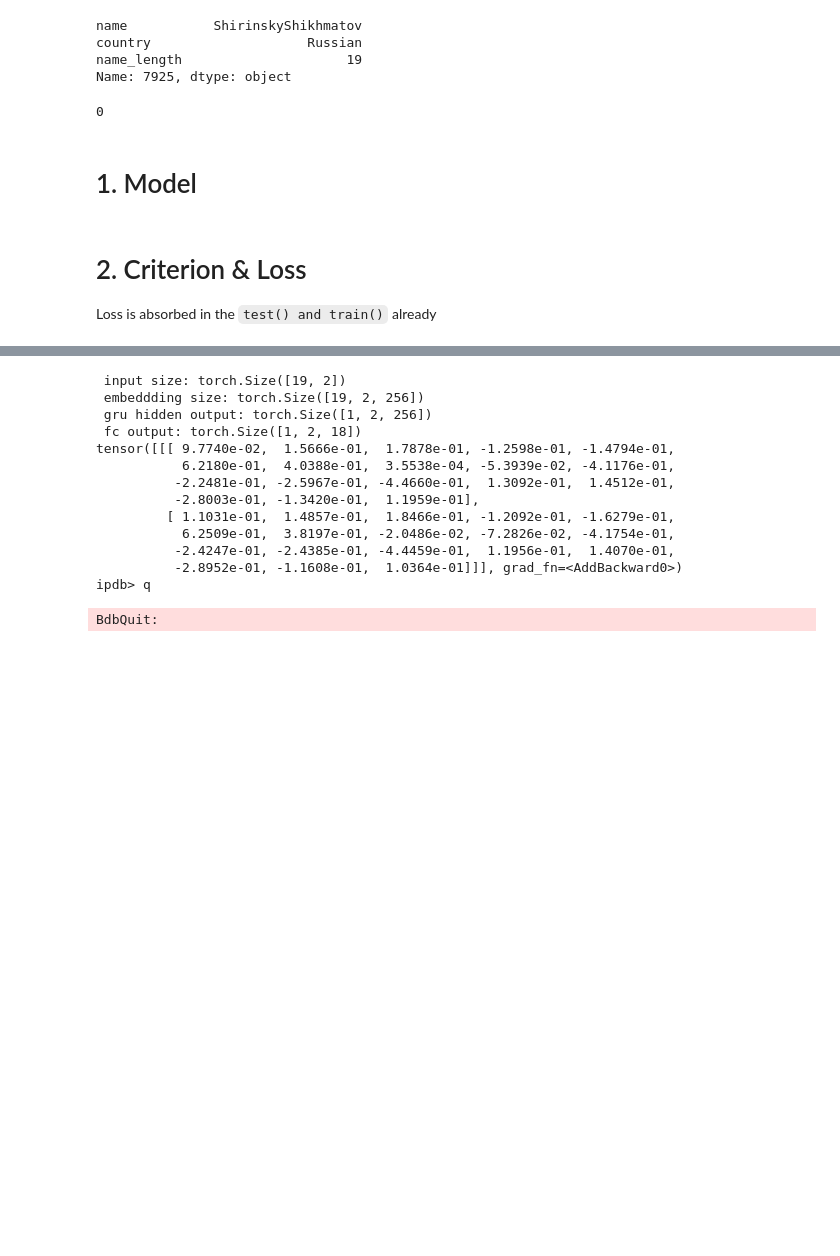
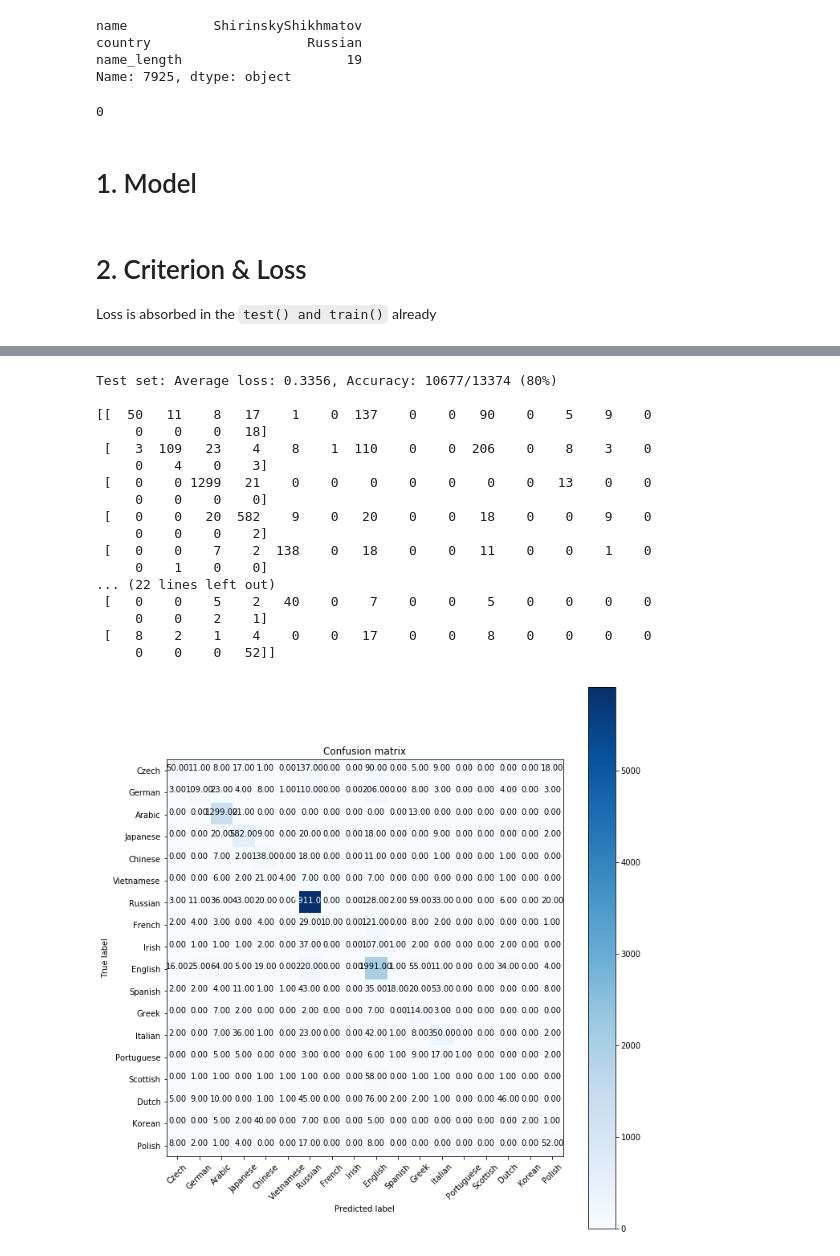
Before and after one commit to elcolie/practice-pytorch, a Jupyter notebook: lessons/lesson13_RNN_classification.ipynb, the cells around one changed output, grey strips where cells are left out. Cells and saved outputs as stored; diff of their text form; code cells hidden in the pictures; blank space fills up the shorter version.

```diff
--- a/lessons/lesson13_RNN_classification.ipynb
+++ b/lessons/lesson13_RNN_classification.ipynb
@@ -157,14 +156,22 @@ def plot_confusion_matrix(cm, classes,
     plt.xlabel('Predicted label')
     plt.tight_layout()
 
-def train(model, device, train_loader, optimizer, epoch):
+def train(model, device, train_loader, optimizer, epoch, criterion):
+    """
+    This function has one line different from the ordinary `train()` function
+    It has `make_variables()` to convert tuple of names to be a tensor
+    """
     model.train()
     for batch_idx, (data, target) in enumerate(train_loader):
-        import ipdb; ipdb.set_trace()
+
+        # Do not forget to convert the tuple of string to a tensor
+        data = make_variables(data)
+
         data, target = data.to(device), target.to(device)
         optimizer.zero_grad()
         output = model(data)
-        loss = F.nll_loss(output, target)
+        tmp = output.view(-1, COUNTRY_LENGTH)
+        loss = criterion(tmp, target)
         loss.backward()
         optimizer.step()
         if batch_idx % 1000 == 0:
@@ -172,20 +179,28 @@ def train(model, device, train_loader, optimizer, epoch):
                 epoch, batch_idx * len(data), len(train_loader.dataset),
                 100. * batch_idx / len(train_loader), loss.item()))
 
-def test(model, device, test_loader):
+def test(model, device, test_loader, criterion):
     model.eval()
     test_loss = 0
     correct = 0
     y_test = []
     y_pred = []
     with torch.no_grad():
-        for data, target in test_loader:
+        for data, target in tqdm(test_loader):
+            data = make_variables(data)
             data, target = data.to(device), target.to(device)
             output = model(data)
-            test_loss += F.nll_loss(output, target, reduction='sum').item() # sum up batch loss
-            pred = output.max(1, keepdim=True)[1] # get the index of the max log-probability
-            y_test.append(int(target))
-            y_pred.append(int(pred))
+            tmp = output.view(-1, COUNTRY_LENGTH)
+
+            test_loss += criterion(tmp, target).item() # sum up batch loss
+            pred = tmp.max(1, keepdim=True)[1] # get the index of the max log-probability
+
+            pred_tmp = pred.view(-1)
+            pred_list = pred_tmp.tolist()
+            target_list = target.tolist()
+
+            y_test += target_list
+            y_pred += pred_list
             correct += pred.eq(target.view_as(pred)).sum().item()
 
     test_loss /= len(test_loader.dataset)
@@ -196,8 +211,8 @@ def test(model, device, test_loader):
 
     # Confusion matrix
     confusion_mtx = confusion_matrix(y_test, y_pred)
-    plot_confusion_matrix(confusion_mtx, classes=[i for i in range(1, 10 + 1)], normalize=True,
-                          title='Normalized confusion matrix')
+    plot_confusion_matrix(confusion_mtx, classes=countries, normalize=True,
+                          title='Confusion matrix')
 # %% [markdown]
 # Dataset
 # %%
@@ -314,9 +295,10 @@ model = RNNClassifier()
 # 2. Criterion & Loss
 Loss is absorbed in the `test() and train()` already
 # %%
+criterion = nn.CrossEntropyLoss()
 optimizer = torch.optim.Adam(model.parameters(), lr=0.001)
 # %%
 for epoch in range(1, 1 + 1):
-    train(model, 'cpu', train_loader, optimizer, epoch)
-    test(model, 'cpu', test_loader)
+    train(model, 'cpu', train_loader, optimizer, epoch, criterion)
+    test(model, 'cpu', test_loader, criterion)
 # %% [output]
@@ -340,14 +313,18 @@ ipdb> model(maked_data)
- input size: torch.Size([19, 2])
- embeddding size: torch.Size([19, 2, 256])
- gru hidden output: torch.Size([1, 2, 256])
- fc output: torch.Size([1, 2, 18])
-tensor([[[ 9.7740e-02,  1.5666e-01,  1.7878e-01, -1.2598e-01, -1.4794e-01,
-           6.2180e-01,  4.0388e-01,  3.5538e-04, -5.3939e-02, -4.1176e-01,
-          -2.2481e-01, -2.5967e-01, -4.4660e-01,  1.3092e-01,  1.4512e-01,
-          -2.8003e-01, -1.3420e-01,  1.1959e-01],
-         [ 1.1031e-01,  1.4857e-01,  1.8466e-01, -1.2092e-01, -1.6279e-01,
-           6.2509e-01,  3.8197e-01, -2.0486e-02, -7.2826e-02, -4.1754e-01,
-          -2.4247e-01, -2.4385e-01, -4.4459e-01,  1.1956e-01,  1.4070e-01,
-          -2.8952e-01, -1.1608e-01,  1.0364e-01]]], grad_fn=<AddBackward0>)
-ipdb> q
+Test set: Average loss: 0.3356, Accuracy: 10677/13374 (80%)
+
+[[  50   11    8   17    1    0  137    0    0   90    0    5    9    0
+     0    0    0   18]
+ [   3  109   23    4    8    1  110    0    0  206    0    8    3    0
+     0    4    0    3]
+ [   0    0 1299   21    0    0    0    0    0    0    0   13    0    0
+     0    0    0    0]
+ [   0    0   20  582    9    0   20    0    0   18    0    0    9    0
+     0    0    0    2]
+ [   0    0    7    2  138    0   18    0    0   11    0    0    1    0
+     0    1    0    0]
+... (22 lines left out)
+ [   0    0    5    2   40    0    7    0    0    5    0    0    0    0
+     0    0    2    1]
+ [   8    2    1    4    0    0   17    0    0    8    0    0    0    0
+     0    0    0   52]]
-BdbQuit:
+[figure, added]
```
Also changed, not shown: parts of 7 cells of this notebook.
